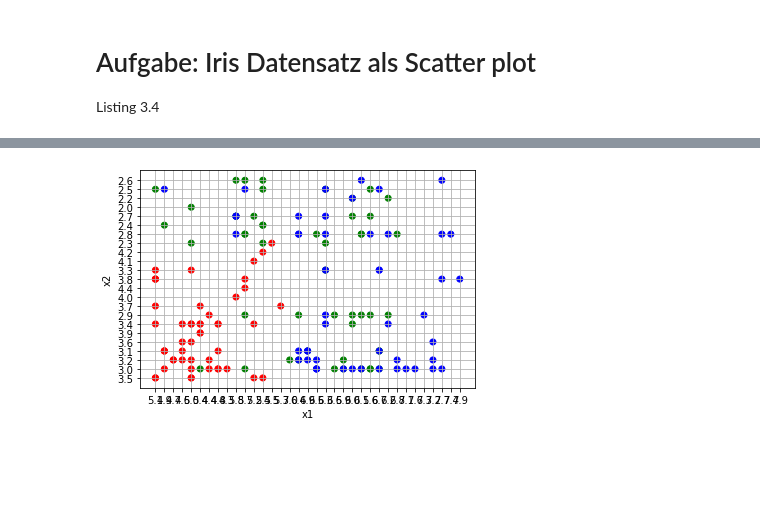
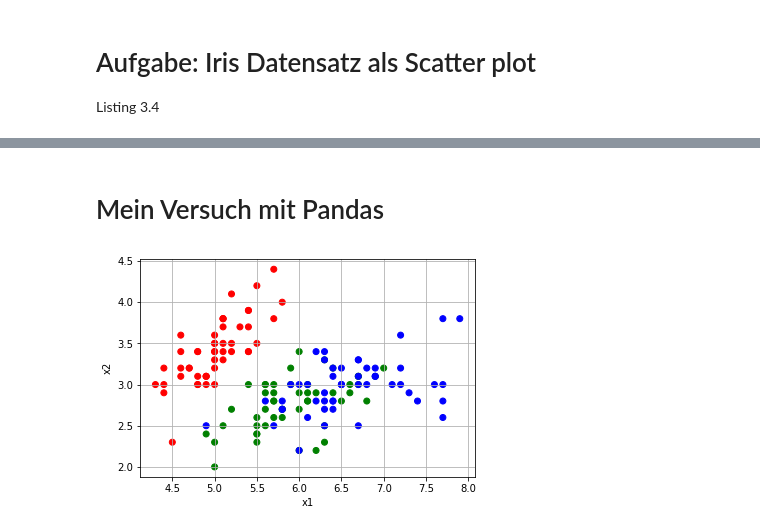
Before and after one commit to stweidenauer/NNp, a Jupyter notebook: Kapitel_3/Kapitel_3.ipynb, the cells around one changed output, grey strips where cells are left out. Saved outputs shown, nothing was run; the diff lists cells and outputs as text; code cells hidden in the pictures; blank space fills up the shorter version.

```diff
--- a/Kapitel_3/Kapitel_3.ipynb
+++ b/Kapitel_3/Kapitel_3.ipynb
@@ -142,47 +194,38 @@ Listing 3.4
+# %% [markdown]
+# Mein Versuch mit Pandas
 # %%
+# Versuch mit Pandas
+import pandas as pd
 # Mathematik
 import numpy as np
 # Imprt der pyplot Funktionen
 import matplotlib.pyplot as plt
 # Ganz wichtig, sonst wird der Plot nicht angezeigt
 %matplotlib inline
 
-# x1 = x-Achse, x2 = y-Achse
-x1 = []
-x2 = []
-# Farben der Datenpunkte
-colors = []
+df = pd.read_csv("iris.csv", header=0)
+
 iris_colors = { 'Iris-setosa' : 'red',
                 'Iris-versicolor' : 'green',
                 'Iris-virginica' : 'blue'
               }
-
-with open ("iris.csv") as fobj:
-    for line in fobj:
-        # print(line)
-        help = line.strip().split(",")
-        if len(help) != 5:
-            continue
-        x1.append(help[0])
-        x2.append(help[1])
-        colors.append(iris_colors[help[4]])
-        # print(x1, x2, colors)
-        # break
-
+x1 = df.iloc[:, 0]
+x2 = df.iloc[:, 1]
+colors = [iris_colors[col] for col in df.iloc[:, 4]]
 
 
 # Die Achsen setzen
 plt.grid(True)
 
 # Den Plot zeichnen für x1 und x2 Koordinaten, Farbe und Größe
 plt.scatter(x1, x2, c=colors)
 
 # Achsen beschriften
 plt.xlabel("x1")
 plt.ylabel("x2")
 
 
 # Endlich die figure ausgeben
 plt.show()
 # %% [output]
-[figure, old version]
+[figure, new version]
```
Also changed, not shown: parts of 1 cell of this notebook.
